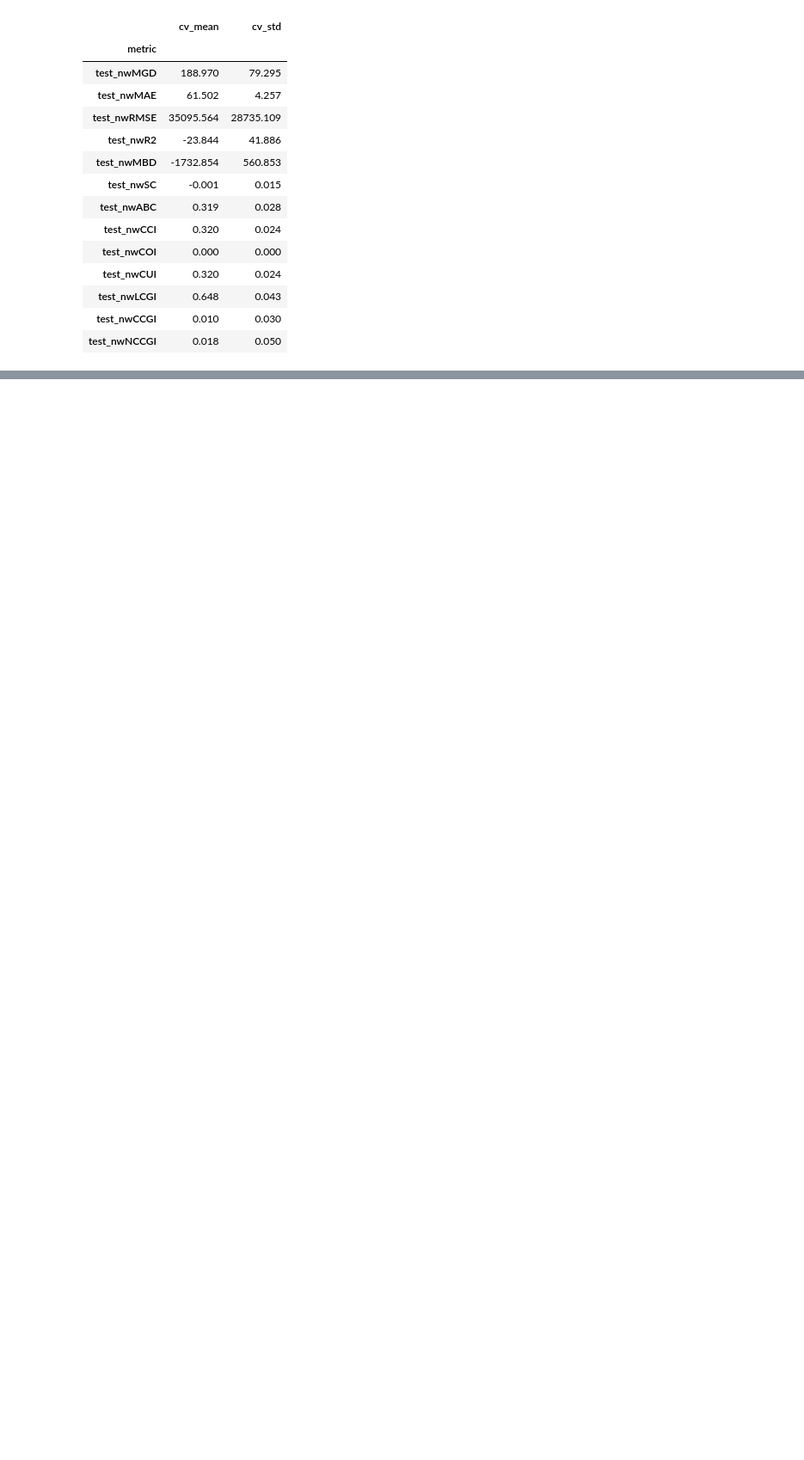
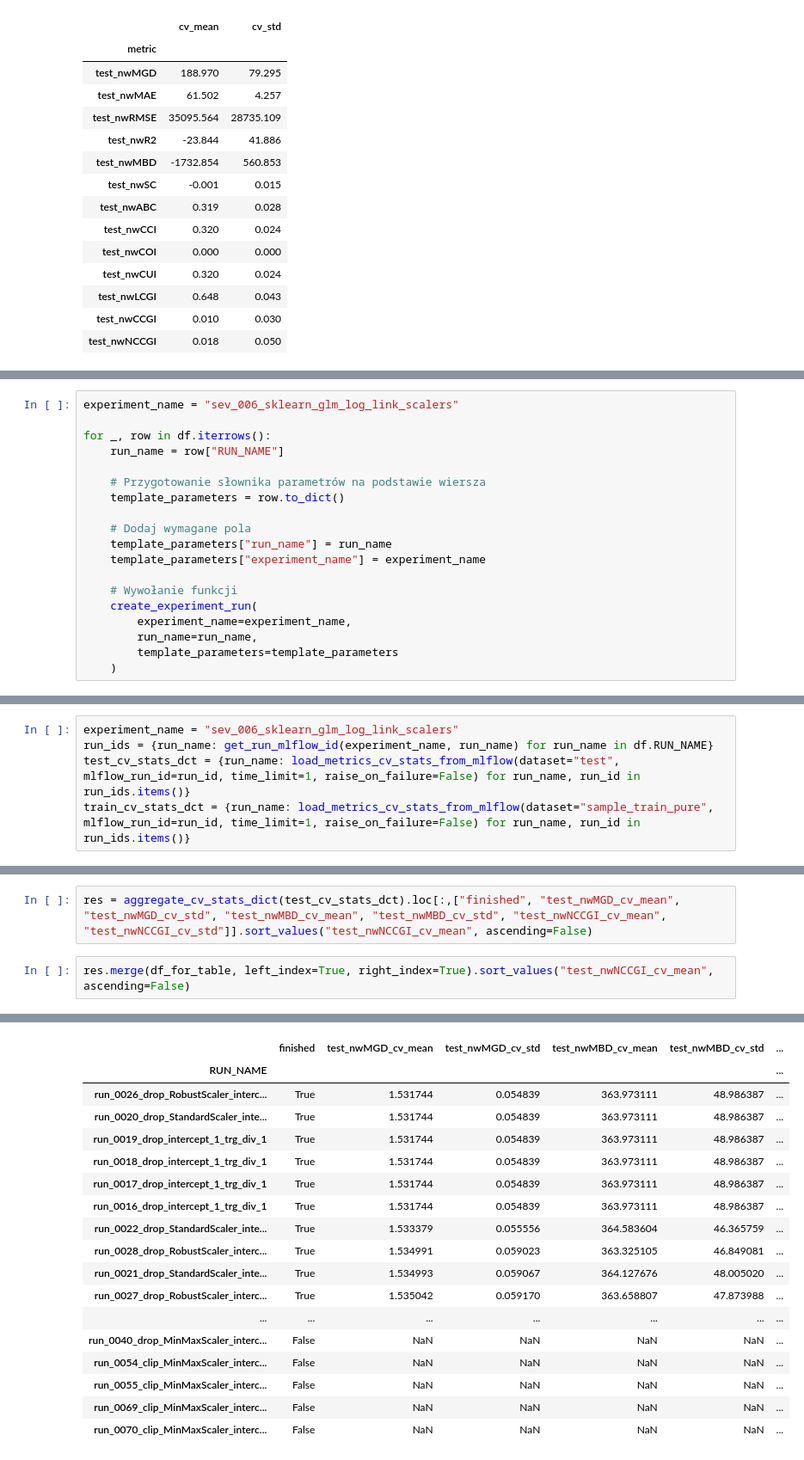
Before and after one commit to krzpiesiewicz/claim-modelling-kedro, a Jupyter notebook: claim_modelling_kedro/notebooks/exp_severity.ipynb, the cells around one changed output, grey strips where cells are left out. Shown at 86% size. Saved outputs shown, nothing was run; the diff lists cells and outputs as text; blank space fills up the shorter version.

```diff
--- a/claim_modelling_kedro/notebooks/exp_severity.ipynb
+++ b/claim_modelling_kedro/notebooks/exp_severity.ipynb
@@ -227,0 +970,19 @@ test_wuthrich_cv_stats.round(3)
+# %%
+experiment_name = "sev_006_sklearn_glm_log_link_scalers"
+
+for _, row in df.iterrows():
+    run_name = row["RUN_NAME"]
+
+    # Przygotowanie słownika parametrów na podstawie wiersza
+    template_parameters = row.to_dict()
+
+    # Dodaj wymagane pola
+    template_parameters["run_name"] = run_name
+    template_parameters["experiment_name"] = experiment_name
+
+    # Wywołanie funkcji
+    create_experiment_run(
+        experiment_name=experiment_name,
+        run_name=run_name,
+        template_parameters=template_parameters
+    )
@@ -227,0 +1027,5 @@ test_wuthrich_cv_stats.round(3)
+# %%
+experiment_name = "sev_006_sklearn_glm_log_link_scalers"
+run_ids = {run_name: get_run_mlflow_id(experiment_name, run_name) for run_name in df.RUN_NAME}
+test_cv_stats_dct = {run_name: load_metrics_cv_stats_from_mlflow(dataset="test", mlflow_run_id=run_id, time_limit=1, raise_on_failure=False) for run_name, run_id in run_ids.items()}
+train_cv_stats_dct = {run_name: load_metrics_cv_stats_from_mlflow(dataset="sample_train_pure", mlflow_run_id=run_id, time_limit=1, raise_on_failure=False) for run_name, run_id in run_ids.items()}
@@ -227,0 +1070,5 @@ test_wuthrich_cv_stats.round(3)
+# %%
+res = aggregate_cv_stats_dict(test_cv_stats_dct).loc[:,["finished", "test_nwMGD_cv_mean", "test_nwMGD_cv_std", "test_nwMBD_cv_mean", "test_nwMBD_cv_std", "test_nwNCCGI_cv_mean", "test_nwNCCGI_cv_std"]].sort_values("test_nwNCCGI_cv_mean", ascending=False)
+# %%
+res.merge(df_for_table, left_index=True, right_index=True).sort_values("test_nwNCCGI_cv_mean", ascending=False)
+# %% [output]
@@ -227,0 +1076,18 @@ test_wuthrich_cv_stats.round(3)
+|  | finished | test_nwMGD_cv_mean | test_nwMGD_cv_std | test_nwMBD_cv_mean | test_nwMBD_cv_std | ... |
+| RUN_NAME |  |  |  |  |  | ... |
+| run_0026_drop_RobustScaler_interc... | True | 1.531744 | 0.054839 | 363.973111 | 48.986387 | ... |
+| run_0020_drop_StandardScaler_inte... | True | 1.531744 | 0.054839 | 363.973111 | 48.986387 | ... |
+| run_0019_drop_intercept_1_trg_div_1 | True | 1.531744 | 0.054839 | 363.973111 | 48.986387 | ... |
+| run_0018_drop_intercept_1_trg_div_1 | True | 1.531744 | 0.054839 | 363.973111 | 48.986387 | ... |
+| run_0017_drop_intercept_1_trg_div_1 | True | 1.531744 | 0.054839 | 363.973111 | 48.986387 | ... |
+| run_0016_drop_intercept_1_trg_div_1 | True | 1.531744 | 0.054839 | 363.973111 | 48.986387 | ... |
+| run_0022_drop_StandardScaler_inte... | True | 1.533379 | 0.055556 | 364.583604 | 46.365759 | ... |
+| run_0028_drop_RobustScaler_interc... | True | 1.534991 | 0.059023 | 363.325105 | 46.849081 | ... |
+| run_0021_drop_StandardScaler_inte... | True | 1.534993 | 0.059067 | 364.127676 | 48.005020 | ... |
+| run_0027_drop_RobustScaler_interc... | True | 1.535042 | 0.059170 | 363.658807 | 47.873988 | ... |
+| ... | ... | ... | ... | ... | ... | ... |
+| run_0040_drop_MinMaxScaler_interc... | False | NaN | NaN | NaN | NaN | ... |
+| run_0054_clip_MinMaxScaler_interc... | False | NaN | NaN | NaN | NaN | ... |
+| run_0055_clip_MinMaxScaler_interc... | False | NaN | NaN | NaN | NaN | ... |
+| run_0069_clip_MinMaxScaler_interc... | False | NaN | NaN | NaN | NaN | ... |
+| run_0070_clip_MinMaxScaler_interc... | False | NaN | NaN | NaN | NaN | ... |
```
Also changed, not shown: parts of 58 cells of this notebook.
